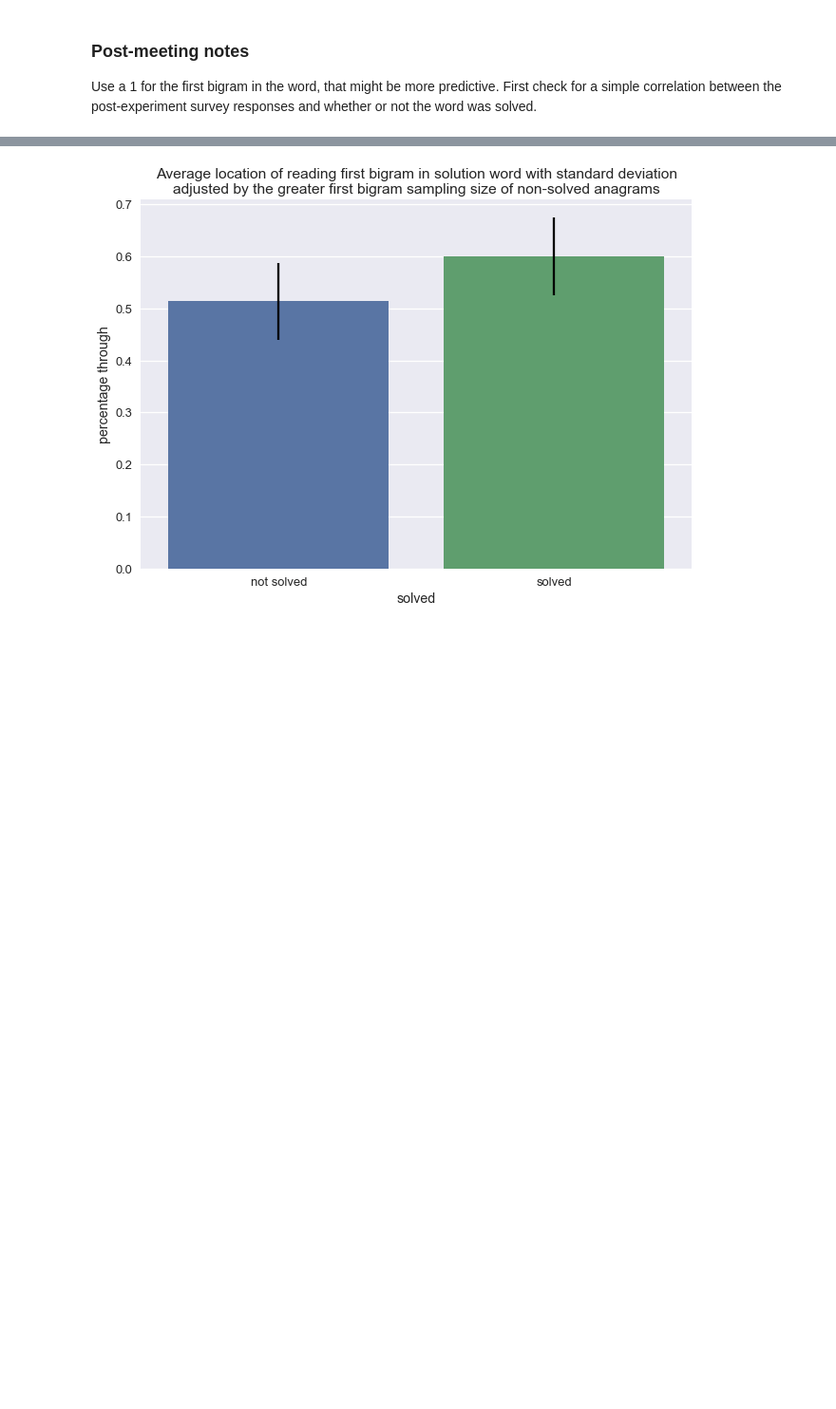
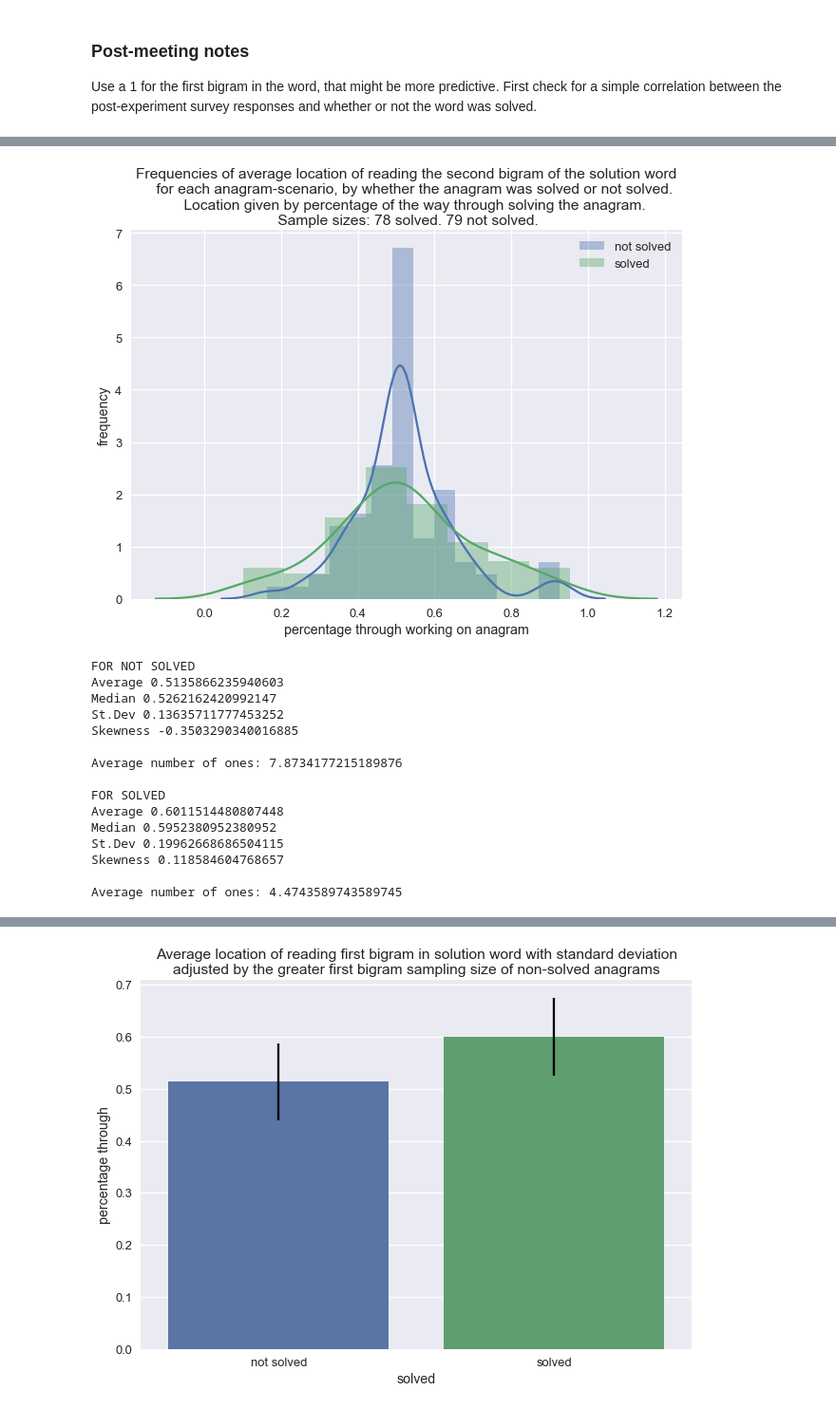
Before and after one commit to jessebmurray/eyetracking, a Jupyter notebook: par_data_total.ipynb, the cells around one changed output, grey strips where cells are left out. Shown at 95% size. Saved outputs shown, nothing was run; the diff lists cells and outputs as text; code cells hidden in the pictures; blank space fills up the shorter version.

```diff
--- a/par_data_total.ipynb
+++ b/par_data_total.ipynb
@@ -760,0 +789,19 @@ X_ones_first = np.array(X_ones_first)
+# %%
+give_info_locs(X_loc_second, second_sizes, 'second')
+# %% [output]
+[figure, added]
+FOR NOT SOLVED
+Average 0.5135866235940603
+Median 0.5262162420992147
+St.Dev 0.13635711777453252
+Skewness -0.3503290340016885
+
+Average number of ones: 7.8734177215189876
+
+FOR SOLVED
+Average 0.6011514480807448
+Median 0.5952380952380952
+St.Dev 0.19962668686504115
+Skewness 0.118584604768657
+
+Average number of ones: 4.4743589743589745
```
Also changed, not shown: parts of 37 cells of this notebook.
